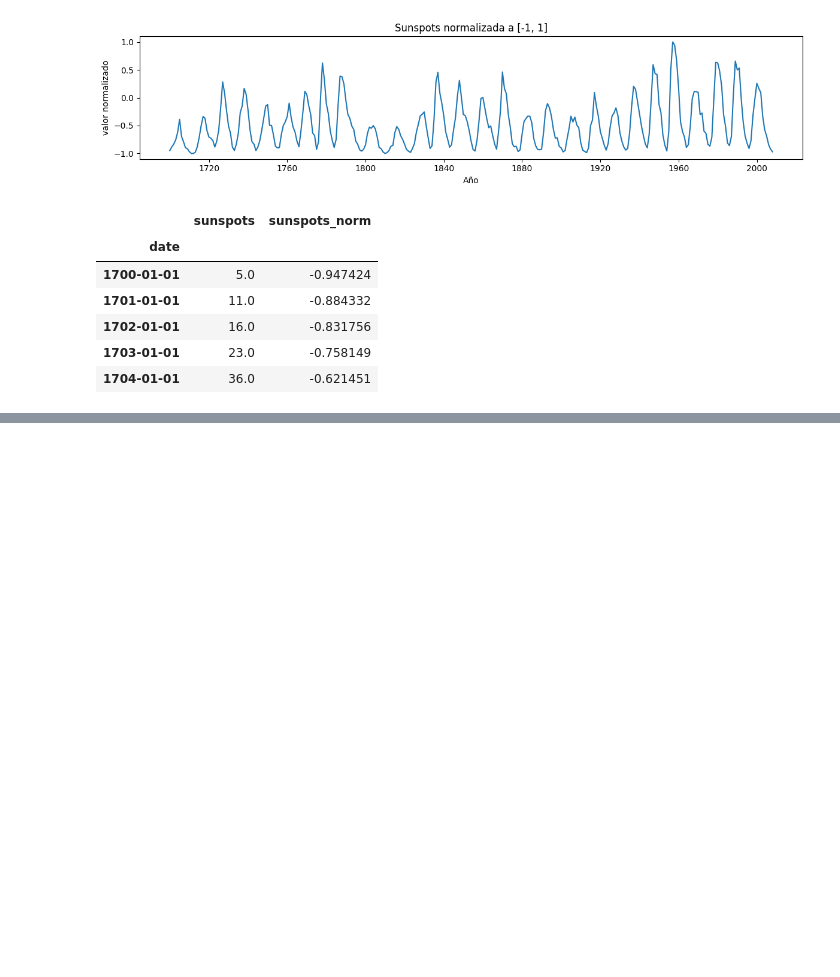
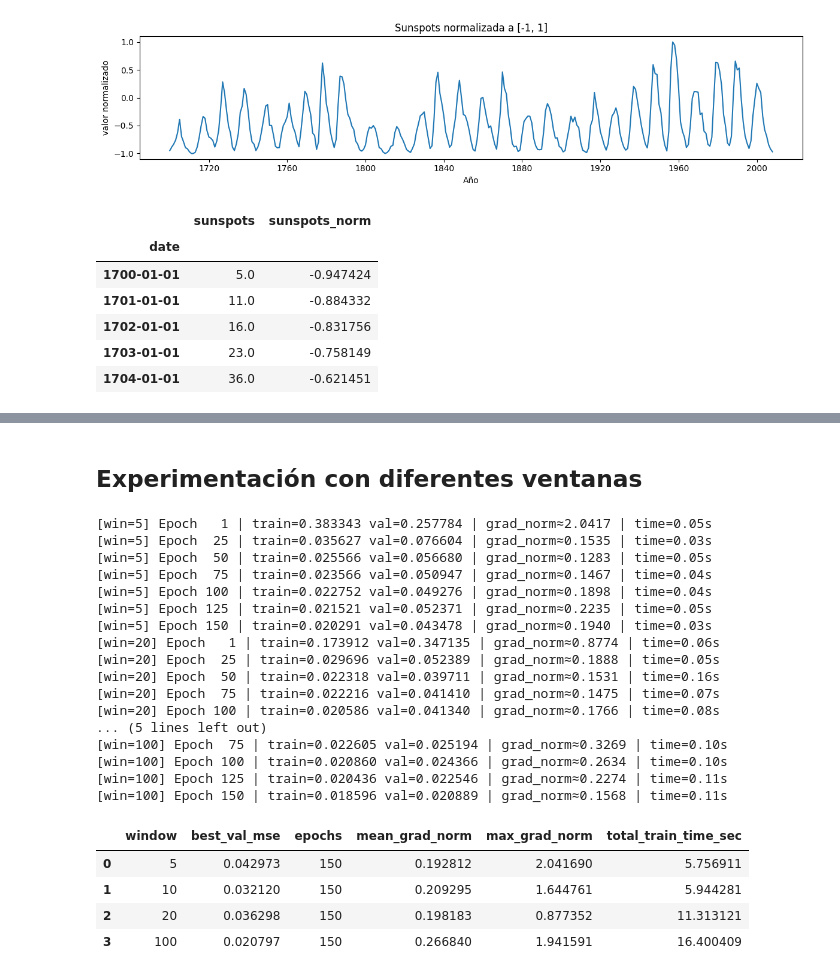
Before and after one commit to Hayser8/Lab5deep, a Jupyter notebook: lab5.ipynb, the cells around one changed output, grey strips where cells are left out. Cells and saved outputs as stored; diff of their text form; code cells hidden in the pictures; blank space fills up the shorter version.

Commit message:
experimentación y observacion

```diff
--- a/lab5.ipynb
+++ b/lab5.ipynb
@@ -346,0 +347,37 @@ sum_10
+# %% [markdown]
+## **Experimentación con diferentes ventanas**
+# %%
+windows = [5, 20, 100]
+summaries = [sum_10]  # ya incluye la de 10 pasos
+
+trained = {10: (model_10, hist_10)}
+
+for w in windows:
+    m, h, s = train_one_model(window_size=w, hidden_size=64, epochs=150, verbose_every=25)
+    trained[w] = (m, h)
+    summaries.append(s)
+
+pd.DataFrame(summaries).sort_values("window").reset_index(drop=True)
+# %% [output]
+[win=5] Epoch   1 | train=0.383343 val=0.257784 | grad_norm≈2.0417 | time=0.05s
+[win=5] Epoch  25 | train=0.035627 val=0.076604 | grad_norm≈0.1535 | time=0.03s
+[win=5] Epoch  50 | train=0.025566 val=0.056680 | grad_norm≈0.1283 | time=0.05s
+[win=5] Epoch  75 | train=0.023566 val=0.050947 | grad_norm≈0.1467 | time=0.04s
+[win=5] Epoch 100 | train=0.022752 val=0.049276 | grad_norm≈0.1898 | time=0.04s
+[win=5] Epoch 125 | train=0.021521 val=0.052371 | grad_norm≈0.2235 | time=0.05s
+[win=5] Epoch 150 | train=0.020291 val=0.043478 | grad_norm≈0.1940 | time=0.03s
+[win=20] Epoch   1 | train=0.173912 val=0.347135 | grad_norm≈0.8774 | time=0.06s
+[win=20] Epoch  25 | train=0.029696 val=0.052389 | grad_norm≈0.1888 | time=0.05s
+[win=20] Epoch  50 | train=0.022318 val=0.039711 | grad_norm≈0.1531 | time=0.16s
+[win=20] Epoch  75 | train=0.022216 val=0.041410 | grad_norm≈0.1475 | time=0.07s
+[win=20] Epoch 100 | train=0.020586 val=0.041340 | grad_norm≈0.1766 | time=0.08s
+... (5 lines left out)
+[win=100] Epoch  75 | train=0.022605 val=0.025194 | grad_norm≈0.3269 | time=0.10s
+[win=100] Epoch 100 | train=0.020860 val=0.024366 | grad_norm≈0.2634 | time=0.10s
+[win=100] Epoch 125 | train=0.020436 val=0.022546 | grad_norm≈0.2274 | time=0.11s
+[win=100] Epoch 150 | train=0.018596 val=0.020889 | grad_norm≈0.1568 | time=0.11s
+|  | window | best_val_mse | epochs | mean_grad_norm | max_grad_norm | total_train_time_sec |
+| 0 | 5 | 0.042973 | 150 | 0.192812 | 2.041690 | 5.756911 |
+| 1 | 10 | 0.032120 | 150 | 0.209295 | 1.644761 | 5.944281 |
+| 2 | 20 | 0.036298 | 150 | 0.198183 | 0.877352 | 11.313121 |
+| 3 | 100 | 0.020797 | 150 | 0.266840 | 1.941591 | 16.400409 |
```
Also changed, not shown: parts of 3 cells of this notebook.
